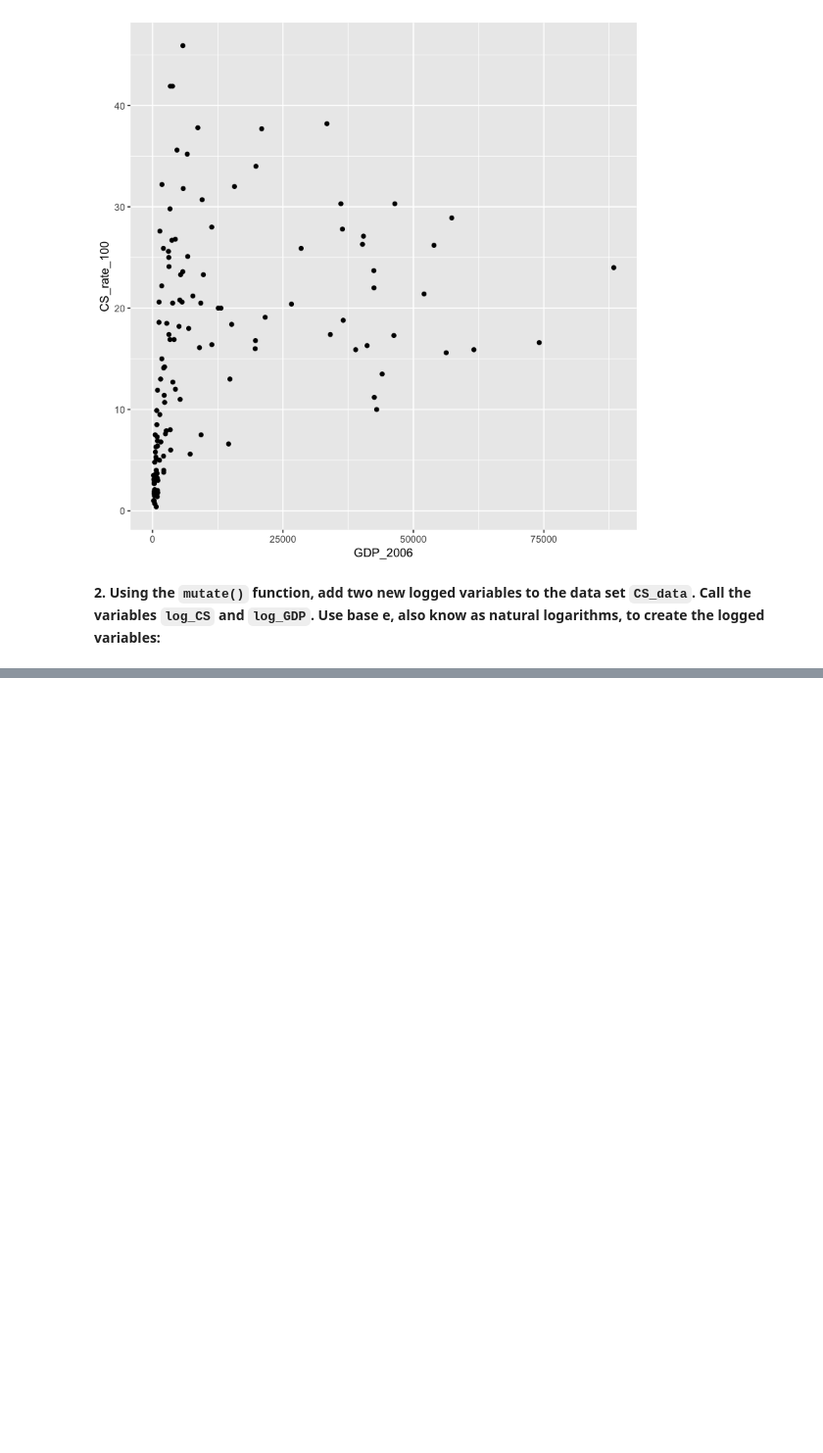
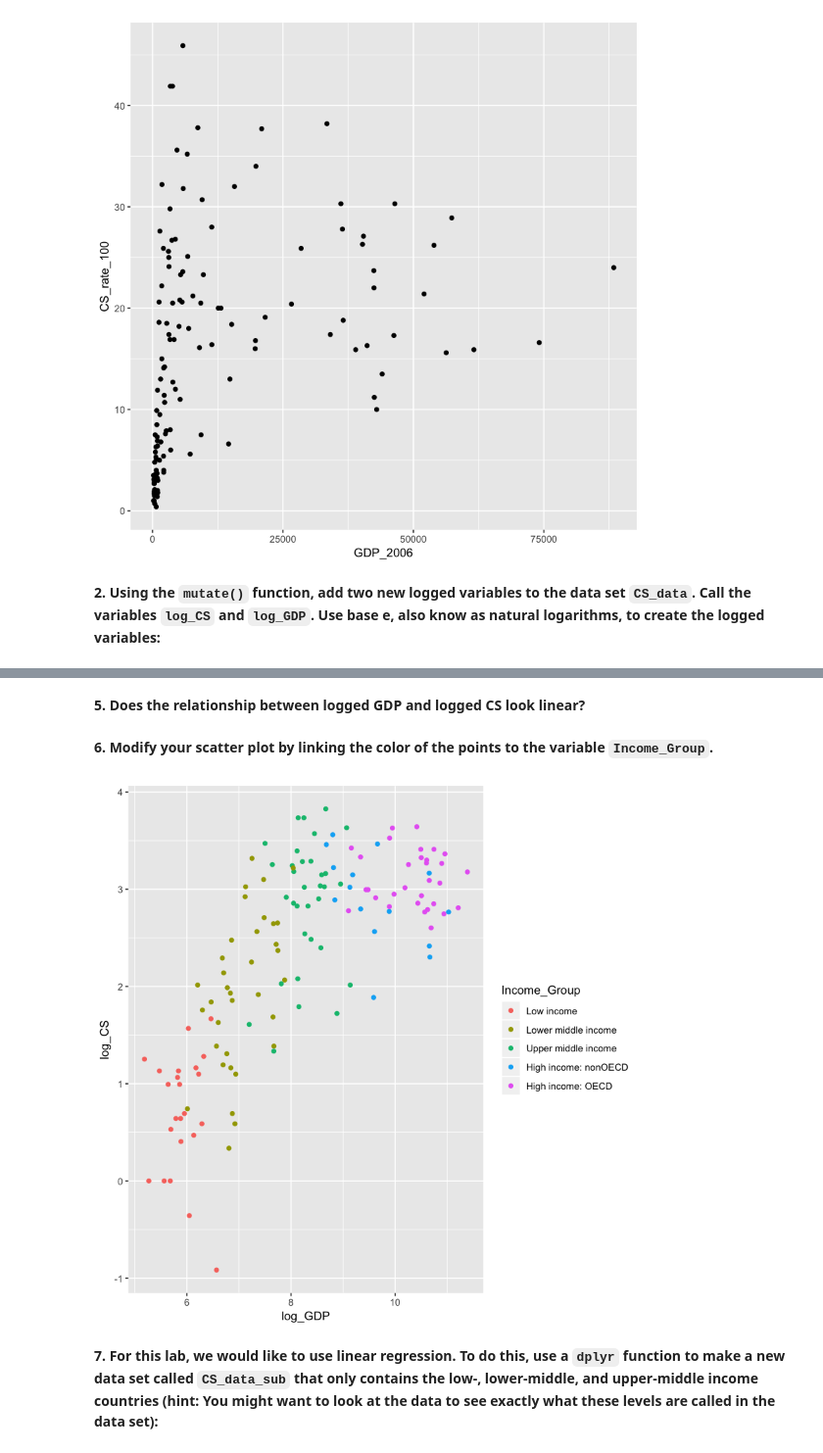
Before and after one commit to palautatan/ph142, a Jupyter notebook: lab-demos/lab-2/lab-2.ipynb, the cells around one changed output, grey strips where cells are left out. Shown at 98% size. Cells and saved outputs as stored; diff of their text form; code cells hidden in the pictures; blank space fills up the shorter version.

```diff
--- a/lab-demos/lab-2/lab-2.ipynb
+++ b/lab-demos/lab-2/lab-2.ipynb
@@ -94,0 +100,15 @@ CS_data %>% mutate(log_CS=log(CS_rate_100),
+# %% [markdown]
+**5. Does the relationship between logged GDP and logged CS look linear?**
+# %% [markdown]
+**6. Modify your scatter plot by linking the color of the points to the variable
+`Income_Group`.**
+# %%
+ggplot(CS_data, aes(x=log_GDP, y=log_CS)) +
+    geom_point(aes(color=Income_Group))
+# %% [output]
+[figure, added]
+# %% [markdown]
+**7. For this lab, we would like to use linear regression. To do this, use a
+`dplyr` function to make a new data set called `CS_data_sub` that only contains
+the low-, lower-middle, and upper-middle income countries (hint: You might want
+to look at the data to see exactly what these levels are called in the data set):**
```
Also changed, not shown: parts of 20 cells of this notebook, 14 other files.
